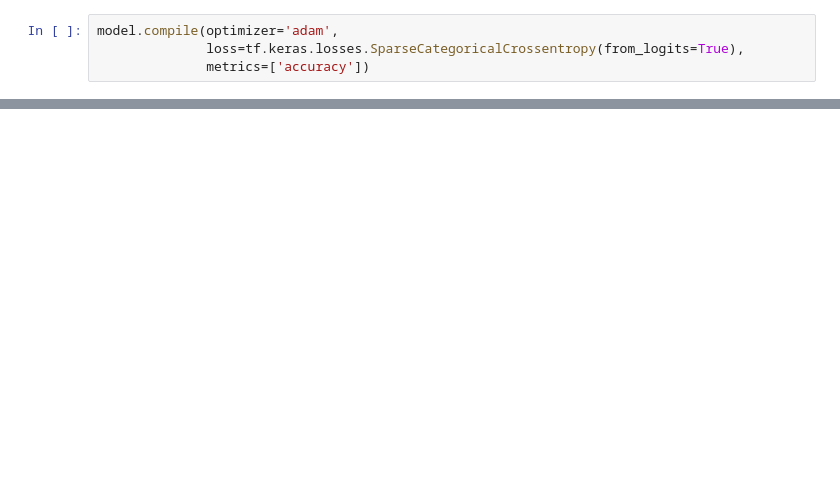
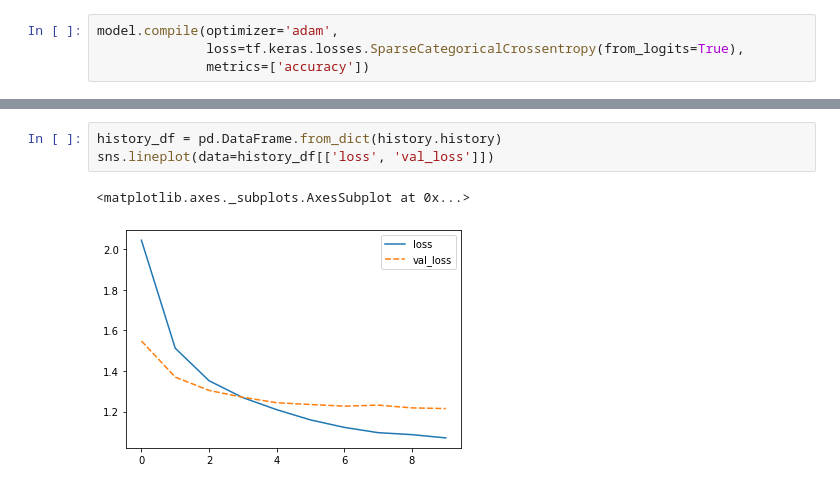
Before and after one commit to esciencecenter-digital-skills/deep-learning-material, a Jupyter notebook: notebooks/Episode5-Transferlearning.ipynb, the cells around one changed output, grey strips where cells are left out. Drawn from its saved outputs; the diff is of its cells as text; blank space fills up the shorter version.

```diff
--- a/notebooks/Episode5-Transferlearning.ipynb
+++ b/notebooks/Episode5-Transferlearning.ipynb
@@ -110,0 +111,6 @@ plt.legend(loc='lower right')
+# %%
+history_df = pd.DataFrame.from_dict(history.history)
+sns.lineplot(data=history_df[['loss', 'val_loss']])
+# %% [output]
+<matplotlib.axes._subplots.AxesSubplot at 0x...>
+[figure, added]
```
Also changed, not shown: parts of 6 cells of this notebook.
